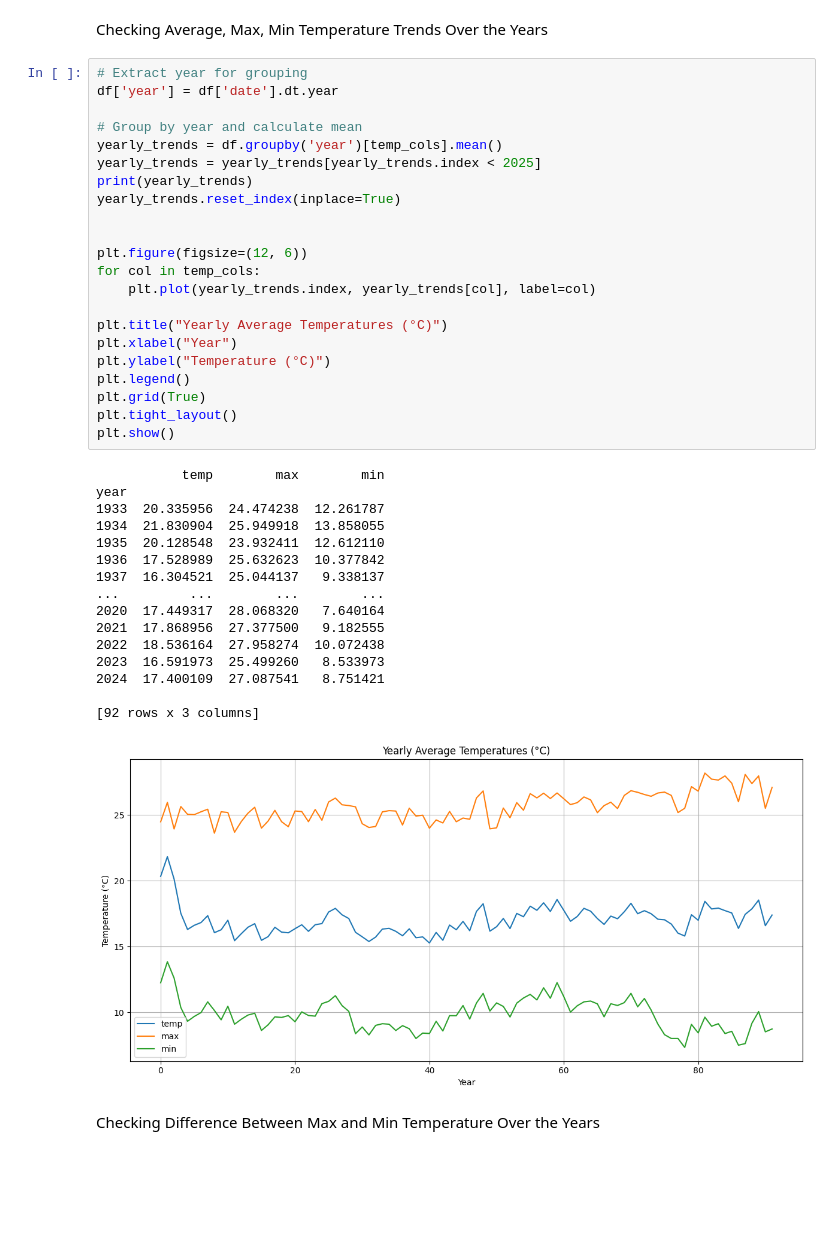
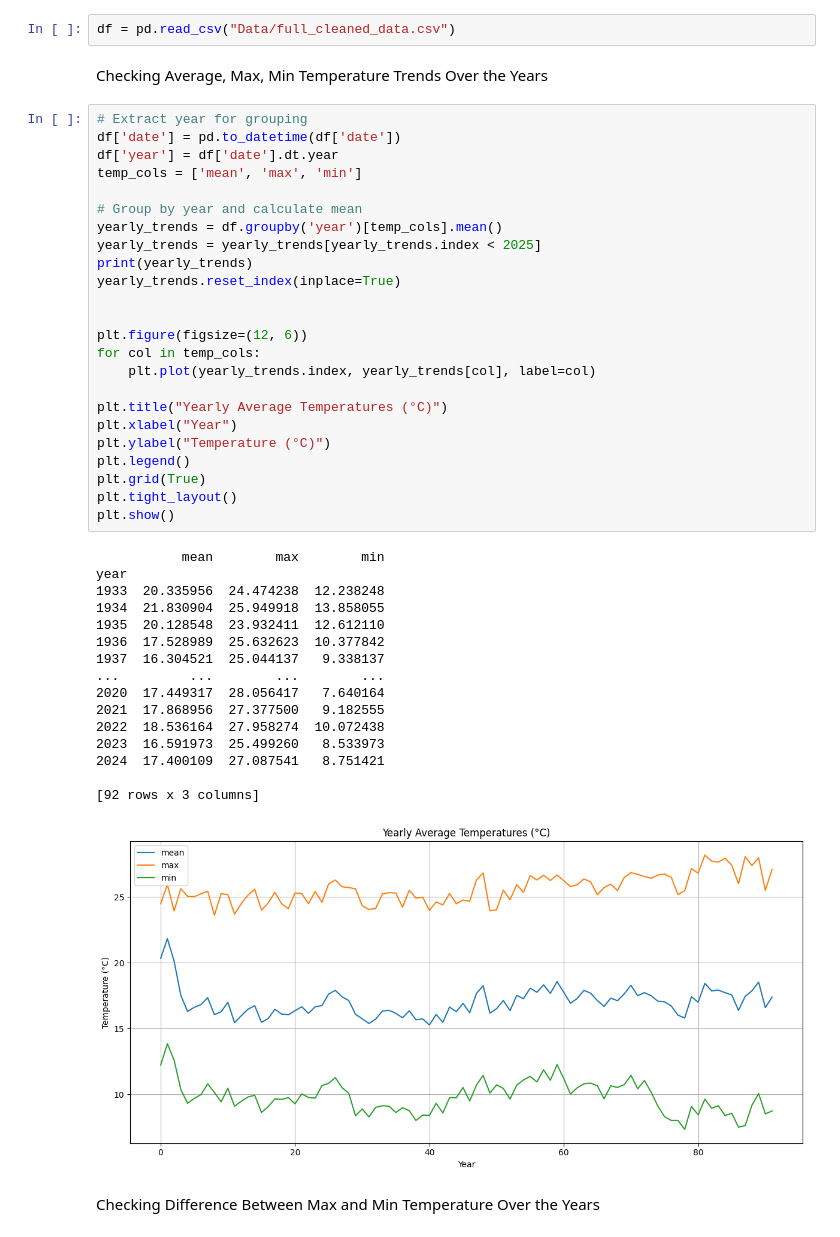
Before and after one commit to GianiRanzetti/Minerva---Weather-Derivatives, a Jupyter notebook: CNN-LSTM Model/Neural-Networks.ipynb, the cells around one changed output. Saved outputs shown, nothing was run; the diff lists cells and outputs as text; blank space fills up the shorter version.

```diff
--- a/CNN-LSTM Model/Neural-Networks.ipynb
+++ b/CNN-LSTM Model/Neural-Networks.ipynb
@@ -109,44 +111,48 @@ std                              NaN      7.414279      5.632309
+# %%
+df = pd.read_csv("Data/full_cleaned_data.csv")
 # %% [markdown]
 Checking Average, Max, Min Temperature Trends Over the Years
 # %%
 # Extract year for grouping
+df['date'] = pd.to_datetime(df['date'])
 df['year'] = df['date'].dt.year
+temp_cols = ['mean', 'max', 'min']
 
 # Group by year and calculate mean
 yearly_trends = df.groupby('year')[temp_cols].mean()
 yearly_trends = yearly_trends[yearly_trends.index < 2025]
 print(yearly_trends)
 yearly_trends.reset_index(inplace=True)
 
 
 plt.figure(figsize=(12, 6))
 for col in temp_cols:
     plt.plot(yearly_trends.index, yearly_trends[col], label=col)
 
 plt.title("Yearly Average Temperatures (°C)")
 plt.xlabel("Year")
 plt.ylabel("Temperature (°C)")
 plt.legend()
 plt.grid(True)
 plt.tight_layout()
 plt.show()
 # %% [output]
-           temp        max        min
+           mean        max        min
 year
-1933  20.335956  24.474238  12.261787
+1933  20.335956  24.474238  12.238248
 1934  21.830904  25.949918  13.858055
 1935  20.128548  23.932411  12.612110
 1936  17.528989  25.632623  10.377842
 1937  16.304521  25.044137   9.338137
 ...         ...        ...        ...
-2020  17.449317  28.068320   7.640164
+2020  17.449317  28.056417   7.640164
 2021  17.868956  27.377500   9.182555
 2022  18.536164  27.958274  10.072438
 2023  16.591973  25.499260   8.533973
 2024  17.400109  27.087541   8.751421
 
 [92 rows x 3 columns]
-[figure, old version]
+[figure, new version]
 # %% [markdown]
 Checking Difference Between Max and Min Temperature Over the Years
 # %%
```
Also changed, not shown: parts of 7 cells of this notebook.
